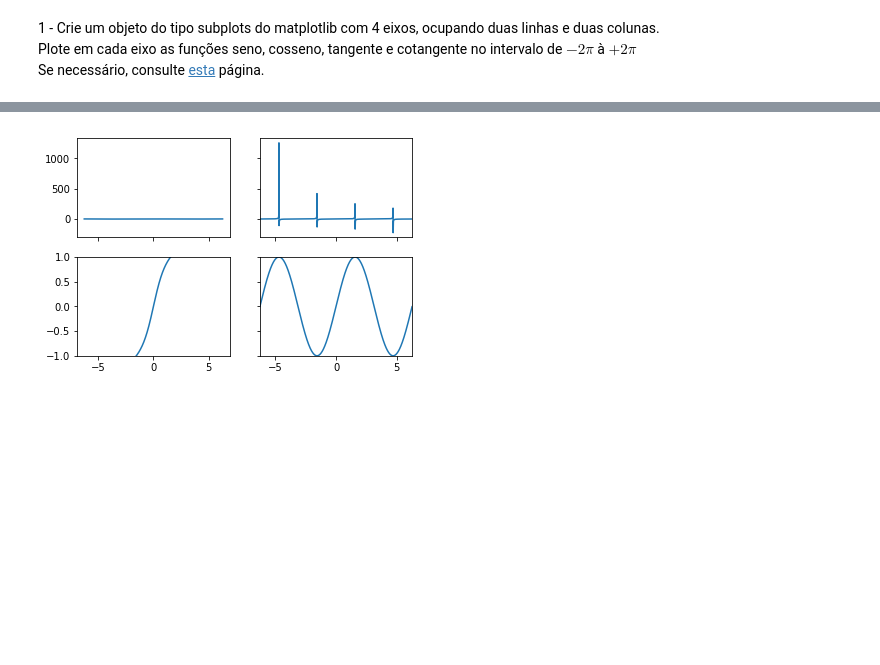
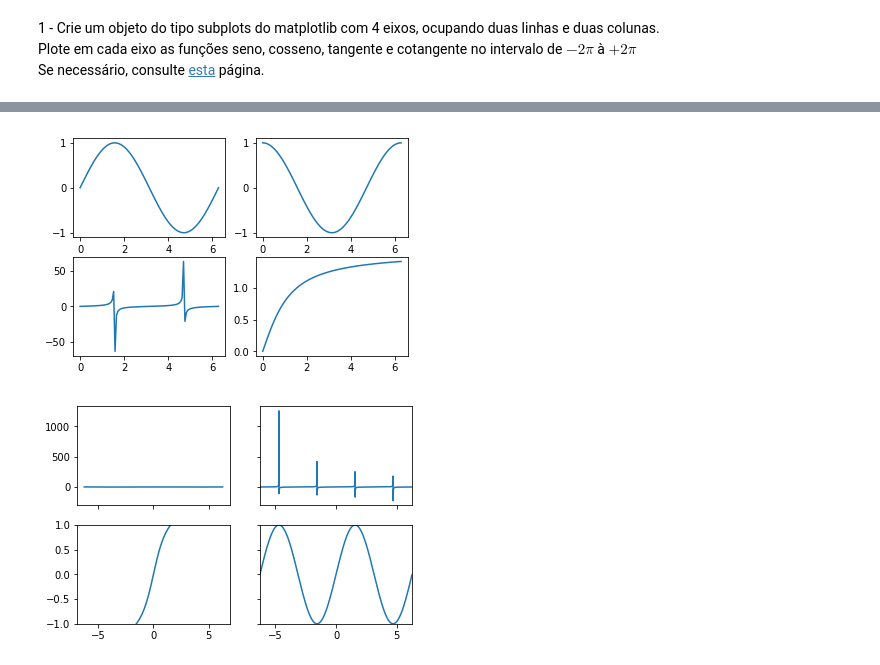
Before and after one commit to TLAndrade/FGV_Programming_Languages, a Jupyter notebook: Python/Exercicios/Avaliacoes/Quizz_numpy_matplotlib_pandas.ipynb, the cells around one changed output, grey strips where cells are left out. Drawn from its saved outputs; the diff is of its cells as text; code cells hidden in the pictures; blank space fills up the shorter version.

```diff
--- a/Python/Exercicios/Avaliacoes/Quizz_numpy_matplotlib_pandas.ipynb
+++ b/Python/Exercicios/Avaliacoes/Quizz_numpy_matplotlib_pandas.ipynb
@@ -11,3 +33,13 @@ Se necessário, consulte [esta](https://docs.scipy.org/doc/numpy-1.13.0/referenc
+# %%
+x  = np.linspace(0,2*np.pi,100)
+f , ax = plt.subplots(2,2)
+ax[0, 0].plot(x,np.sin(x))
+ax[0, 1].plot(x,np.cos(x))
+ax[1, 0].plot(x,np.tan(x))
+ax[1, 1].plot(x,np.arctan(x))
+plt.show()
+# %% [output]
+[figure, added]
 # %%
 
 x = np.arange((-2)* np.pi,2*np.pi,0.01)
```
Also changed, not shown: parts of 2 cells of this notebook, 2 other files.
